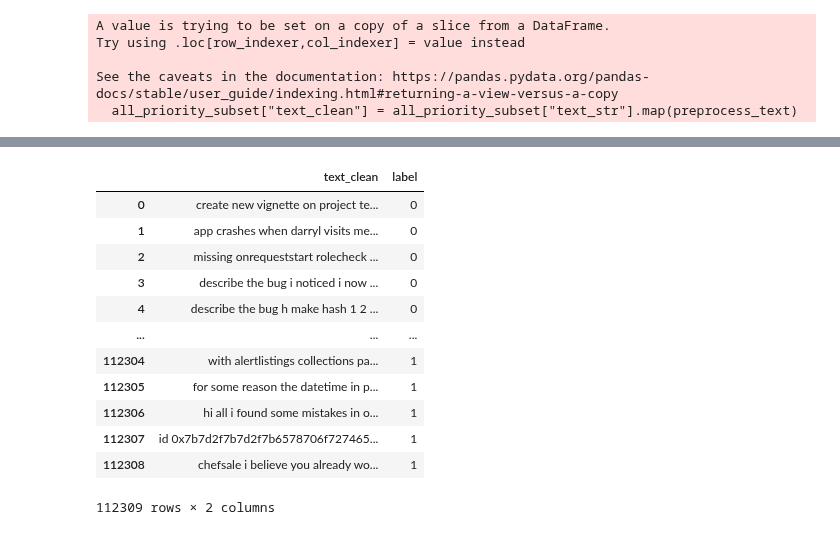
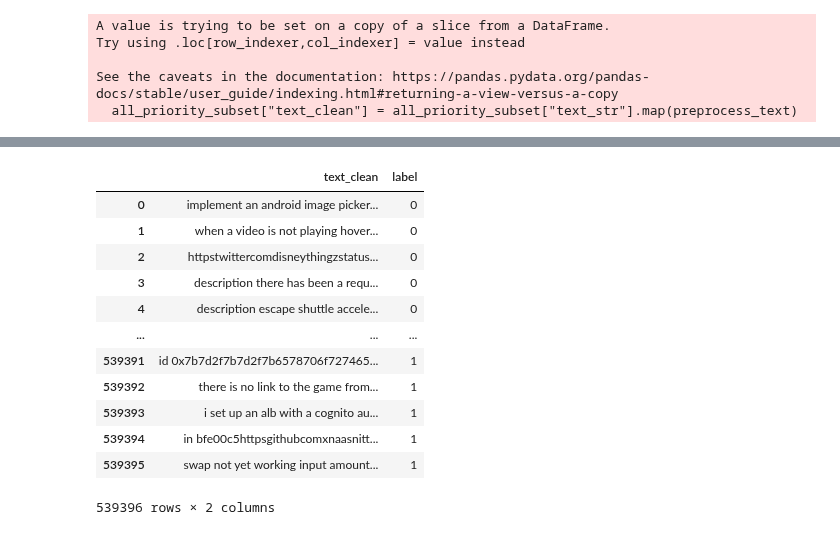
Before and after one commit to Kristmh/thesis_code, a Jupyter notebook: priority/high_or_not_high/03_data_cleaning.ipynb, the cells around one changed output, grey strips where cells are left out. Cells and saved outputs as stored; diff of their text form; code cells hidden in the pictures.

Commit message:
feat: updated high or not high with larger dataset

```diff
--- a/priority/high_or_not_high/03_data_cleaning.ipynb
+++ b/priority/high_or_not_high/03_data_cleaning.ipynb
@@ -290,19 +290,19 @@ See the caveats in the documentation: https://pandas.pydata.org/pandas-docs/stab
 # 0 = high priority, 1 = medium priority, 2 low priority.
 priority_label_text.to_csv("csv/priority_high_or_not_high_clean.csv")
 # %%
-df2 = pd.read_csv("priority_high_med_low_dataset_clean.csv", index_col=0)
+df2 = pd.read_csv("csv/priority_high_or_not_high_clean.csv", index_col=0)
 df2
 # %% [output]
 |  | text_clean | label |
-| 0 | create new vignette on project te... | 0 |
-| 1 | app crashes when darryl visits me... | 0 |
-| 2 | missing onrequeststart rolecheck ... | 0 |
-| 3 | describe the bug i noticed i now ... | 0 |
-| 4 | describe the bug h make hash 1 2 ... | 0 |
+| 0 | implement an android image picker... | 0 |
+| 1 | when a video is not playing hover... | 0 |
+| 2 | httpstwittercomdisneythingzstatus... | 0 |
+| 3 | description there has been a requ... | 0 |
+| 4 | description escape shuttle accele... | 0 |
 | ... | ... | ... |
-| 112304 | with alertlistings collections pa... | 1 |
-| 112305 | for some reason the datetime in p... | 1 |
-| 112306 | hi all i found some mistakes in o... | 1 |
-| 112307 | id 0x7b7d2f7b7d2f7b6578706f727465... | 1 |
-| 112308 | chefsale i believe you already wo... | 1 |
+| 539391 | id 0x7b7d2f7b7d2f7b6578706f727465... | 1 |
+| 539392 | there is no link to the game from... | 1 |
+| 539393 | i set up an alb with a cognito au... | 1 |
+| 539394 | in bfe00c5httpsgithubcomxnaasnitt... | 1 |
+| 539395 | swap not yet working input amount... | 1 |
-112309 rows × 2 columns
+539396 rows × 2 columns
```
Also changed, not shown: parts of 15 cells of this notebook, 2 other files.
